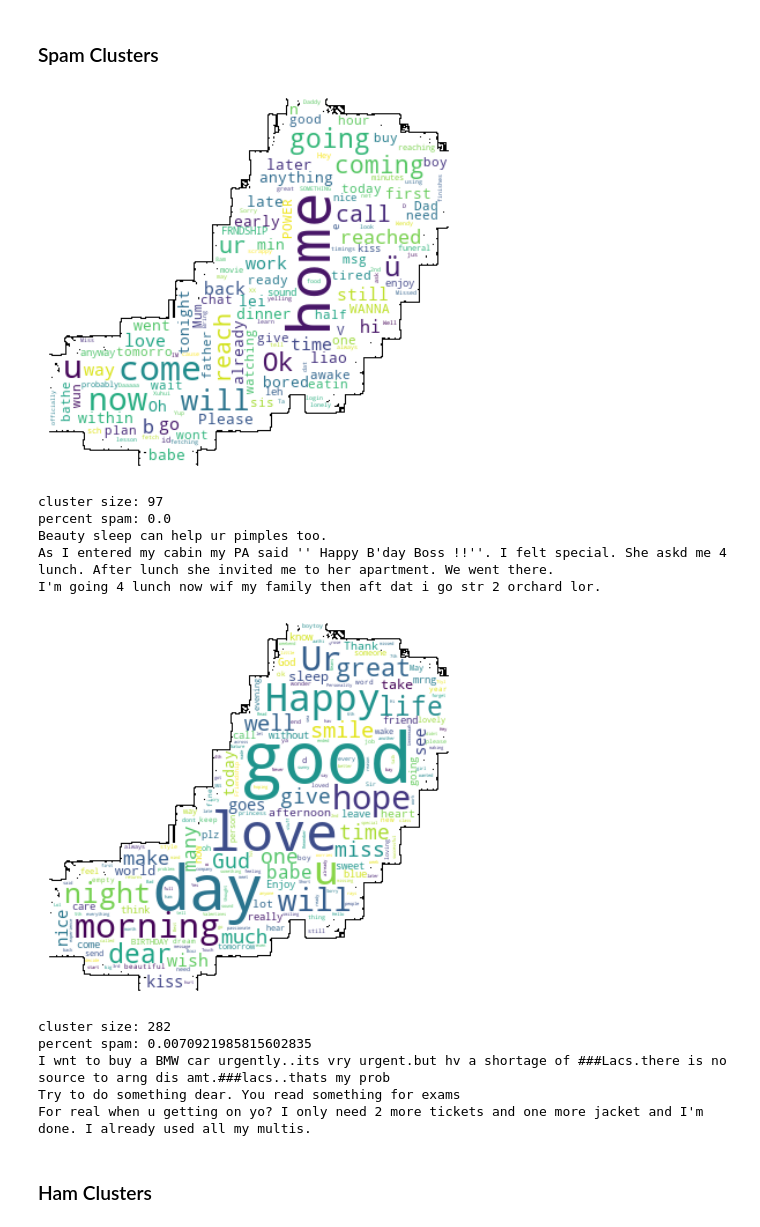
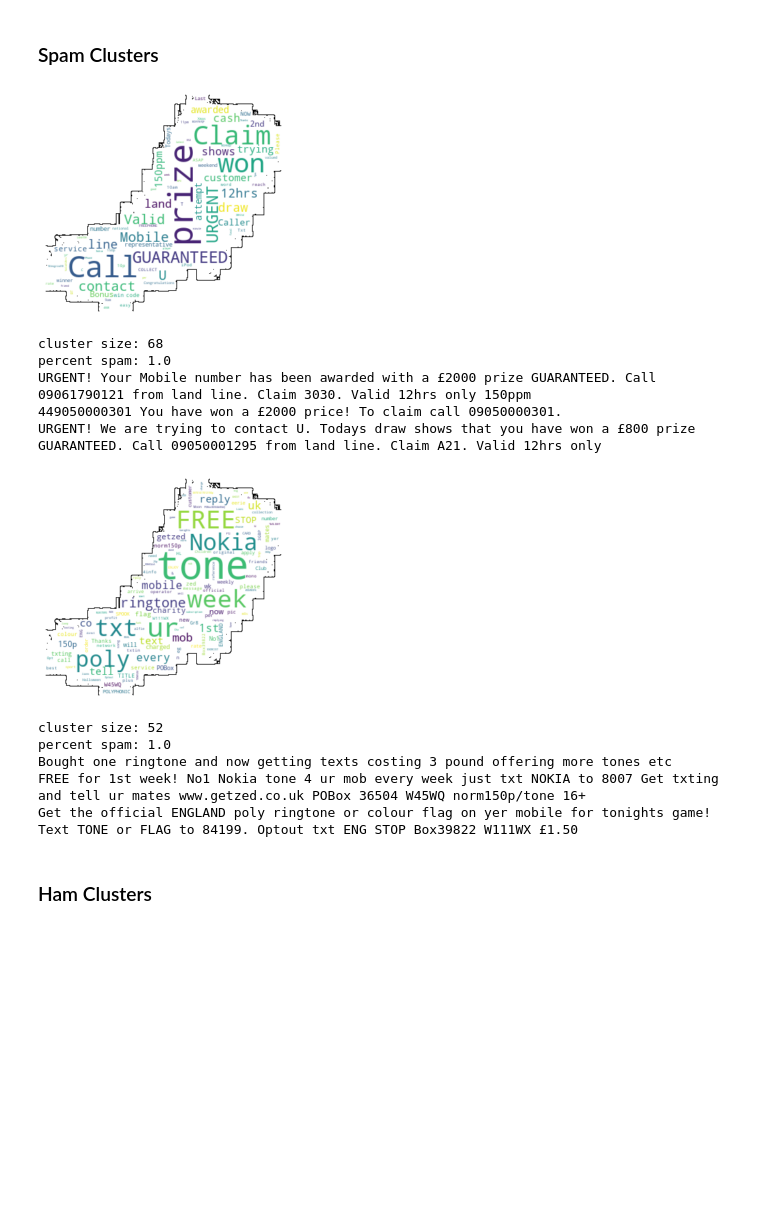
Before and after one commit to Syvven/CSCI-4980, a Jupyter notebook: homework2/homework2.ipynb, the cells around one changed output. Drawn from its saved outputs; the diff is of its cells as text; code cells hidden in the pictures; blank space fills up the shorter version.

```diff
--- a/homework2/homework2.ipynb
+++ b/homework2/homework2.ipynb
@@ -13,3 +8,27 @@ y = data[:,0]
+# %%
+import numpy as np
+import pandas as pd
+import plotly.express as px
+import nltk.stem
+from wordcloud import WordCloud
+import matplotlib.pyplot as plt
+import os
+from os import path
+from PIL import Image
+from sklearn.neural_network import MLPClassifier
+from sklearn.model_selection import train_test_split
+from sklearn.neighbors import KNeighborsClassifier
+from sklearn.feature_extraction.text import TfidfVectorizer, CountVectorizer
+from sklearn.decomposition import PCA
+from sklearn.metrics import precision_score, f1_score, recall_score, accuracy_score
+from sklearn.cluster import KMeans
+
+dataf = pd.read_csv('./sms_spam_deep_cleaned.csv')
+
+data = dataf.to_numpy()
+
+X = data[:,1]
+y = data[:,0]
 # %% [markdown]
 -------------------------------
 # **Problem #1: Binary Clustering**
@@ -64,7 +76,7 @@ print(accuracy_score(y_train, km.labels_))
 
 # gm.fit(dense_X)
 
-# from sklearn.cluster import Birch
+from sklearn.cluster import Birch
 
-# birch = Birch(threshold=0.03, n_clusters=2)
-# birch.fit(X_train)
+birch = Birch(threshold=0.03, n_clusters=2)
+birch.fit(X_train)
@@ -169,51 +185,46 @@ Stats and example messages for each wordcloud are below the wordcloud.
 # %% [markdown]
 ### Spam Clusters
 # %%
-from wordcloud import WordCloud
-import matplotlib.pyplot as plt
-import os
-from os import path
-from PIL import Image
-
-spam_cluster_ids = [13, 20]
-ham_cluster_ids = [18,16,15]
+spam_cluster_ids = [22, 38]
+ham_cluster_ids = [44, 45, 47]
 
 # https://amueller.github.io/word_cloud/auto_examples/masked.html
 # get data directory (using getcwd() is needed to support running example in generated IPython notebook)
 d = path.dirname(__file__) if "__file__" in locals() else os.getcwd()
 
 # read the mask image
 spam_mask = np.array(Image.open(path.join(d, "spam.jpg")))
 ham_mask = np.array(Image.open(path.join(d, "ham.jpg")))
 
 for cluster_id in spam_cluster_ids:
     matching_indices = (km.labels_== cluster_id)
     all_text = " ".join(txt for txt in X[matching_indices.nonzero()[0]])
     word_cloud1 = WordCloud(collocations = False, background_color = 'white',
                             width = 2048, height = 2048, mask=spam_mask,
                             contour_width=1, contour_color='black').generate(all_text)
     plt.imshow(word_cloud1, interpolation='bilinear')
     plt.axis("off")
     plt.show()
     word_cloud1.to_file(path.join(d, "spam" + str(cluster_id) + ".png"))
     print("cluster size:",X[matching_indices].size)
     print("percent spam:",(y_train[matching_indices] == 0).sum() / matching_indices.sum())
-    indices = np.random.choice(matching_indices.shape[0], 3, replace=False)
+    lines = X[matching_indices]
+    indices = np.random.choice(lines.shape[0], 3, replace=False)
     for index in indices:
-        print(X[index])
+        print(lines[index])
 # %% [output]
-[figure, old version]
+[figure, new version]
-cluster size: 97
-percent spam: 0.0
-Beauty sleep can help ur pimples too.
-As I entered my cabin my PA said '' Happy B'day Boss !!''. I felt special. She askd me 4 lunch. After lunch she invited me to her apartment. We went there.
-I'm going 4 lunch now wif my family then aft dat i go str 2 orchard lor.
+cluster size: 68
+percent spam: 1.0
+URGENT! Your Mobile number has been awarded with a £2000 prize GUARANTEED. Call 09061790121 from land line. Claim 3030. Valid 12hrs only 150ppm
+449050000301 You have won a £2000 price! To claim call 09050000301.
+URGENT! We are trying to contact U. Todays draw shows that you have won a £800 prize GUARANTEED. Call 09050001295 from land line. Claim A21. Valid 12hrs only
-[figure, old version]
+[figure, new version]
-cluster size: 282
-percent spam: 0.0070921985815602835
-I wnt to buy a BMW car urgently..its vry urgent.but hv a shortage of ###Lacs.there is no source to arng dis amt.###lacs..thats my prob
-Try to do something dear. You read something for exams
-For real when u getting on yo? I only need 2 more tickets and one more jacket and I'm done. I already used all my multis.
+cluster size: 52
+percent spam: 1.0
+Bought one ringtone and now getting texts costing 3 pound offering more tones etc
+FREE for 1st week! No1 Nokia tone 4 ur mob every week just txt NOKIA to 8007 Get txting and tell ur mates www.getzed.co.uk POBox 36504 W45WQ norm150p/tone 16+
+Get the official ENGLAND poly ringtone or colour flag on yer mobile for tonights game! Text TONE or FLAG to 84199. Optout txt ENG STOP Box39822 W111WX £1.50
 # %% [markdown]
 ### Ham Clusters
 # %%
```
Also changed, not shown: parts of 55 cells of this notebook, 12 other files.
